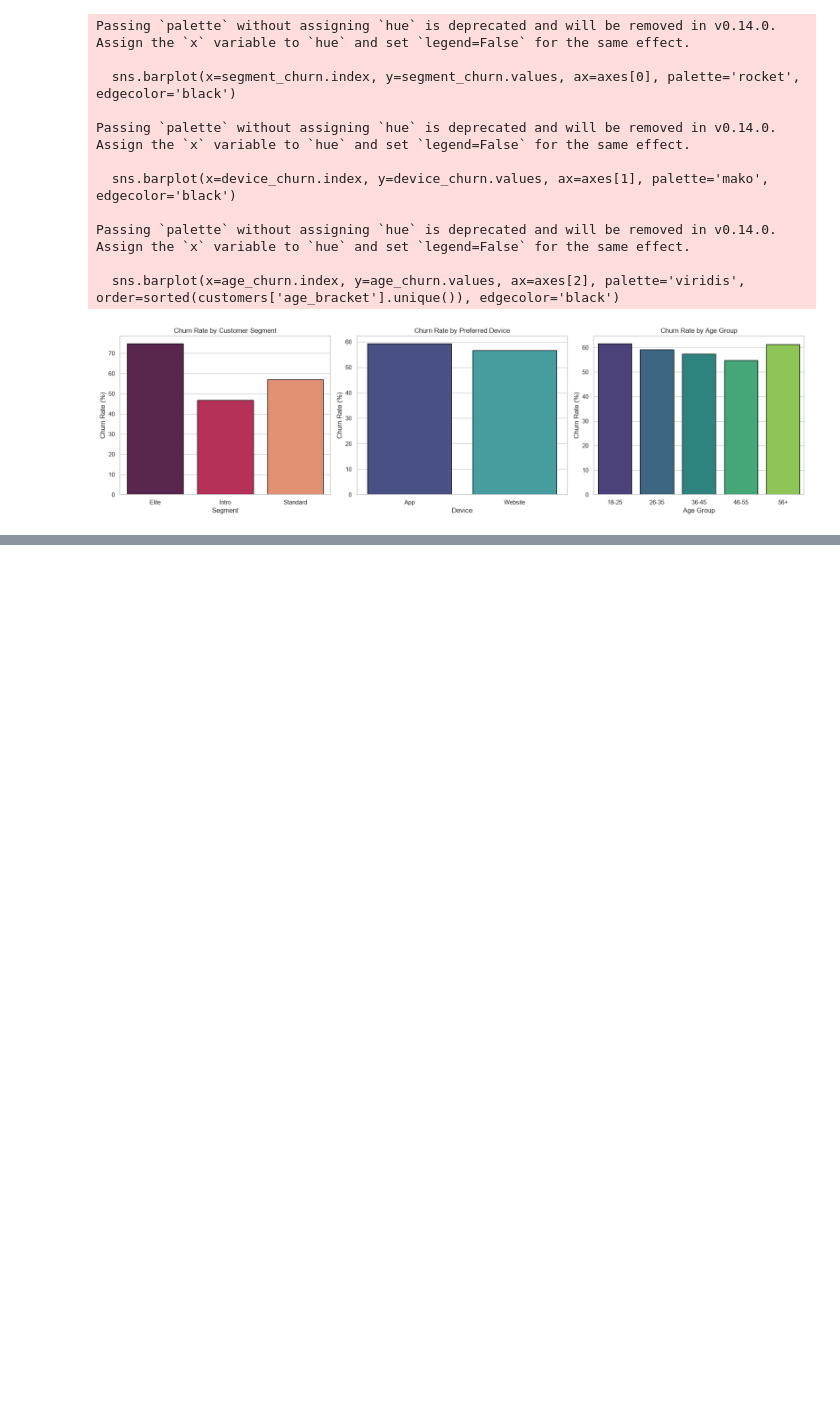
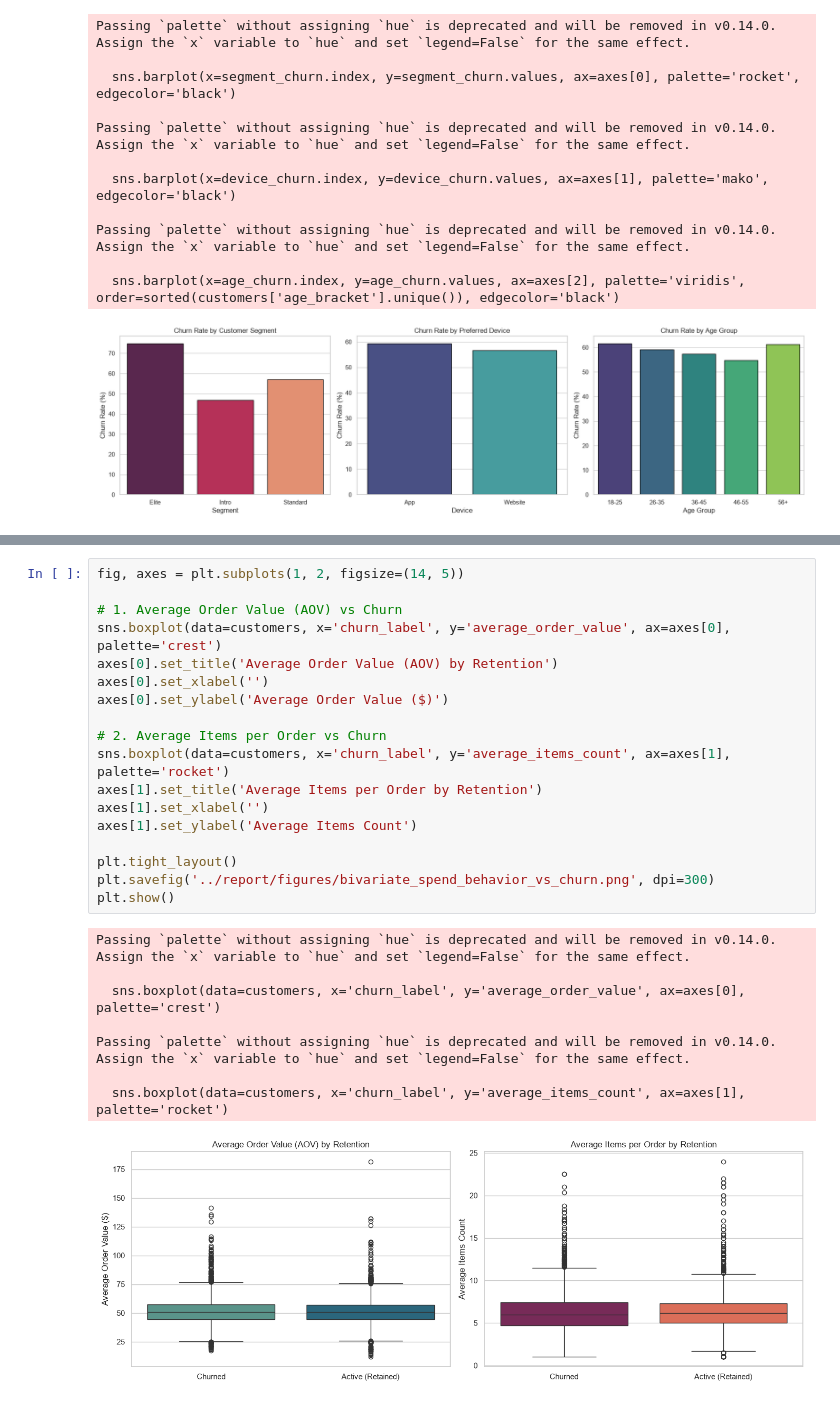
Before and after one commit to arminsalmasi/AI-Assisted-EDA-tempelate, a Jupyter notebook: notebooks/02_bivariate_analysis.ipynb, the cells around one changed output, grey strips where cells are left out. Saved outputs shown, nothing was run; the diff lists cells and outputs as text; blank space fills up the shorter version.

```diff
--- a/notebooks/02_bivariate_analysis.ipynb
+++ b/notebooks/02_bivariate_analysis.ipynb
@@ -250,3 +301,30 @@ Passing `palette` without assigning `hue` is deprecated and will be removed in v
+# %%
+fig, axes = plt.subplots(1, 2, figsize=(14, 5))
+
+# 1. Average Order Value (AOV) vs Churn
+sns.boxplot(data=customers, x='churn_label', y='average_order_value', ax=axes[0], palette='crest')
+axes[0].set_title('Average Order Value (AOV) by Retention')
+axes[0].set_xlabel('')
+axes[0].set_ylabel('Average Order Value ($)')
+
+# 2. Average Items per Order vs Churn
+sns.boxplot(data=customers, x='churn_label', y='average_items_count', ax=axes[1], palette='rocket')
+axes[1].set_title('Average Items per Order by Retention')
+axes[1].set_xlabel('')
+axes[1].set_ylabel('Average Items Count')
+
+plt.tight_layout()
+plt.savefig('../report/figures/bivariate_spend_behavior_vs_churn.png', dpi=300)
+plt.show()
+# %% [output]
+Passing `palette` without assigning `hue` is deprecated and will be removed in v0.14.0. Assign the `x` variable to `hue` and set `legend=False` for the same effect.
+
+  sns.boxplot(data=customers, x='churn_label', y='average_order_value', ax=axes[0], palette='crest')
+
+Passing `palette` without assigning `hue` is deprecated and will be removed in v0.14.0. Assign the `x` variable to `hue` and set `legend=False` for the same effect.
+
+  sns.boxplot(data=customers, x='churn_label', y='average_items_count', ax=axes[1], palette='rocket')
+[figure, added]
 # %% [markdown]
 ## Summary of Key Bivariate Insights
 
```
Also changed, not shown: parts of 4 cells of this notebook, 23 other files.
